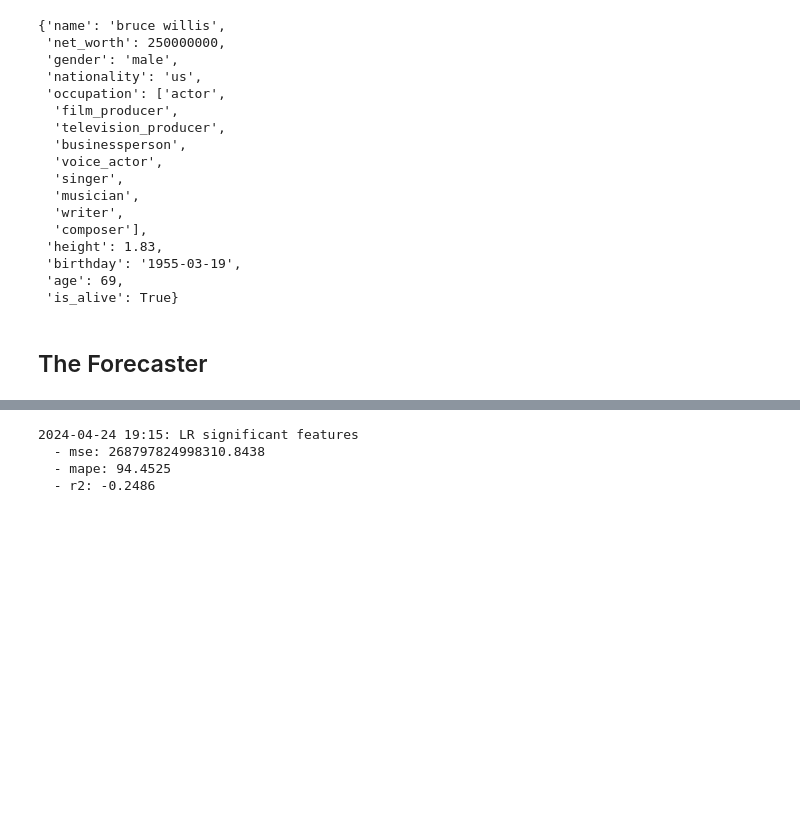
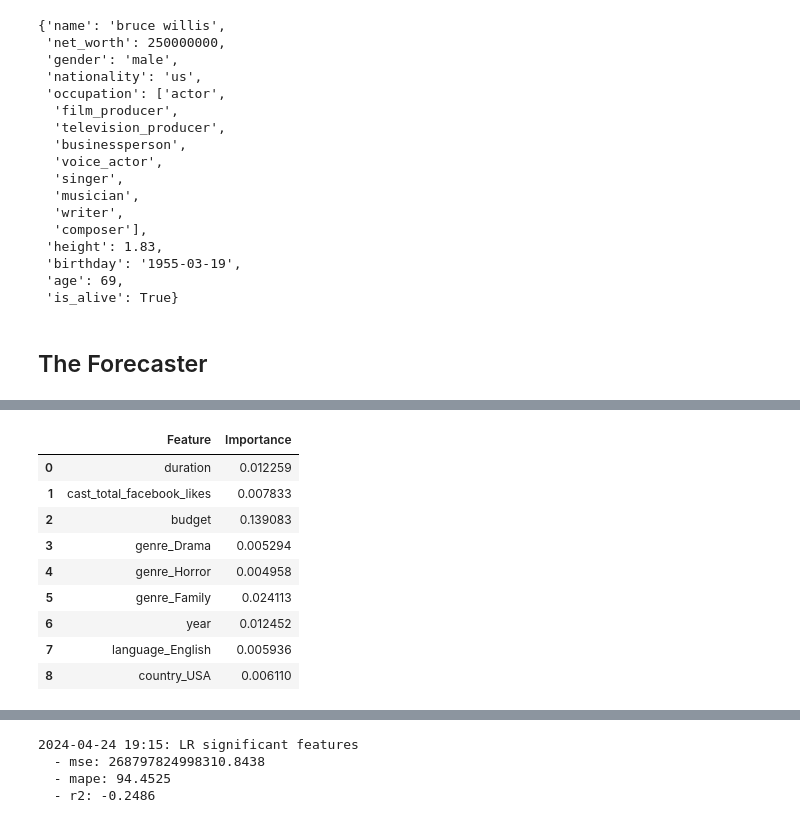
Before and after one commit to MathieuDemarets/hackathon, a Jupyter notebook: scripts/movie_director_office.ipynb, the cells around one changed output, grey strips where cells are left out. Saved outputs shown, nothing was run; the diff lists cells and outputs as text; code cells hidden in the pictures; blank space fills up the shorter version.

```diff
--- a/scripts/movie_director_office.ipynb
+++ b/scripts/movie_director_office.ipynb
@@ -1654,0 +1771,48 @@ The model can explain 38.55% of the variance in the gross revenue
+# %%
+def OLS_permutation_importance(X, y, crossval=5, seed=0):
+    """Compute the permutation importance of the predictors.
+
+    Parameters
+    ----------
+    X : pd.DataFrame
+        Predictors
+    y : pd.Series
+        Target variable
+    crossval : int, optional
+        Number of cross-validation folds, by default 5
+    seed : int
+        Random seed
+
+    Returns
+    -------
+    pd.Series
+        Permutation importance of the predictors
+    """
+
+    X = sm.add_constant(X)
+    base_r2 = sm.OLS(y, X).fit().rsquared
+
+    feature_importance = pd.DataFrame(columns=["Feature", "Importance"])
+    np.random.seed(seed)
+    for col in X.columns[1:]:
+        importances = []
+        for _ in range(crossval):
+            X_perm = X.copy()
+            X_perm.loc[:,col] = np.random.permutation(X_perm[col])
+            perm_r2 = sm.OLS(y, X_perm).fit().rsquared
+            importances.append(base_r2 - perm_r2)
+        feature_importance.loc[len(feature_importance)] = {"Feature": col, "Importance": np.mean(importances)}
+    return feature_importance
+# %%
+OLS_permutation_importance(X,y, crossval=10, seed=1000)
+# %% [output]
+|  | Feature | Importance |
+| 0 | duration | 0.012259 |
+| 1 | cast_total_facebook_likes | 0.007833 |
+| 2 | budget | 0.139083 |
+| 3 | genre_Drama | 0.005294 |
+| 4 | genre_Horror | 0.004958 |
+| 5 | genre_Family | 0.024113 |
+| 6 | year | 0.012452 |
+| 7 | language_English | 0.005936 |
+| 8 | country_USA | 0.006110 |
```
Also changed, not shown: parts of 9 cells of this notebook, 1 other file.
